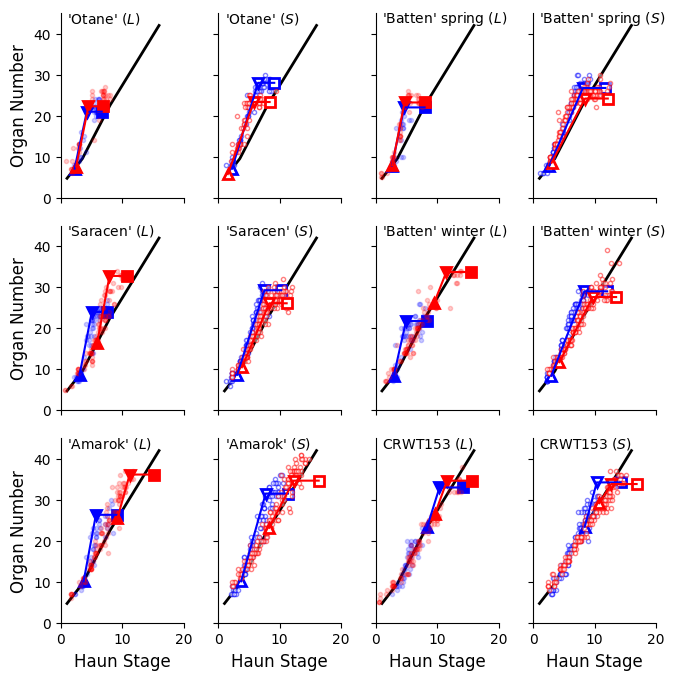
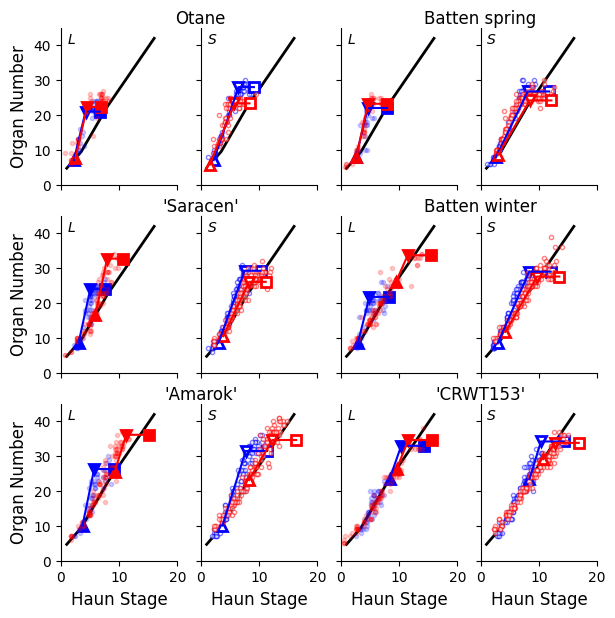
Code edit (unified diff) that turned the first committed figure into the second:
--- before
+++ after
@@ -2,5 +2,5 @@
 colors = pd.DataFrame(index = Index, columns = ['mec','mfc','alpha'],
             data=np.transpose([['b','r','b','r'],['b','r','w','w'],[0.2,0.2,0.5,0.5]]))
-PpSymbols = pd.DataFrame(index = Photoperiods,columns=['Name'],data=['$(L)$','$(S)$'])
+PpSymbols = pd.DataFrame(index = Photoperiods,columns=['Name'],data=['$L$','$S$'])
 colors.alpha = pd.to_numeric(colors.alpha)
 Fig = plt.figure(figsize=(6.92,6.92))
@@ -12,5 +12,8 @@
         cult = CultNames.loc[Cultivar,'Name']
         PpSym = PpSymbols.loc[Pp,'Name']
-        plt.text(0.05,0.95,cult + ' ' + PpSym, fontsize=10, transform=ax.transAxes)
+        #plt.text(0.05,0.95,cult + ' ' + PpSym, fontsize=10, transform=ax.transAxes)
+        plt.text(0.05,0.9,PpSym, fontsize=10, transform=ax.transAxes)
+        if Pp == 16:
+            plt.text(1.2,1.06,cult, fontsize=12, transform=ax.transAxes,  horizontalalignment='center', verticalalignment='center')        
         plt.plot(BaseHS[0:4],BaseON[0:4], '-', linewidth = 2, label='Base Rate');
         for Vern in Vernalisations:
@@ -60,5 +63,11 @@
             plt.tick_params(axis='y', which='both', left=True,right=False, labelleft=True)
         Position += 1
-plt.tight_layout()
+#plt.tight_layout()
 #Fig.savefig('C:\\Users\\cflhxb\\Dropbox\\WheatFlowering\\Fig5.jpg',format='jpg',dpi=300)  
 Fig.patch.set_facecolor('white')
+Fig.savefig(
+    r"C:\Users\Cflhxb\Desktop\CAMP Paper\figure_3.tif",
+    format="tiff",
+    dpi=300,
+    bbox_inches="tight"
+)

Commit: updating figures for paper submissiong